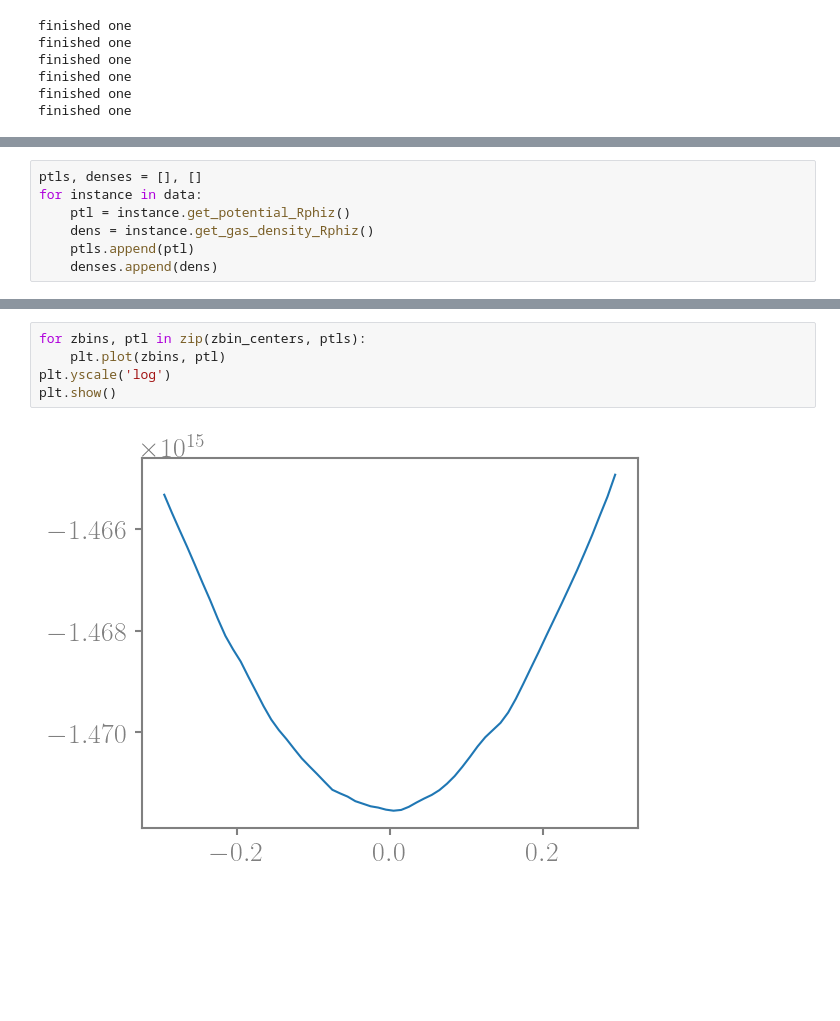
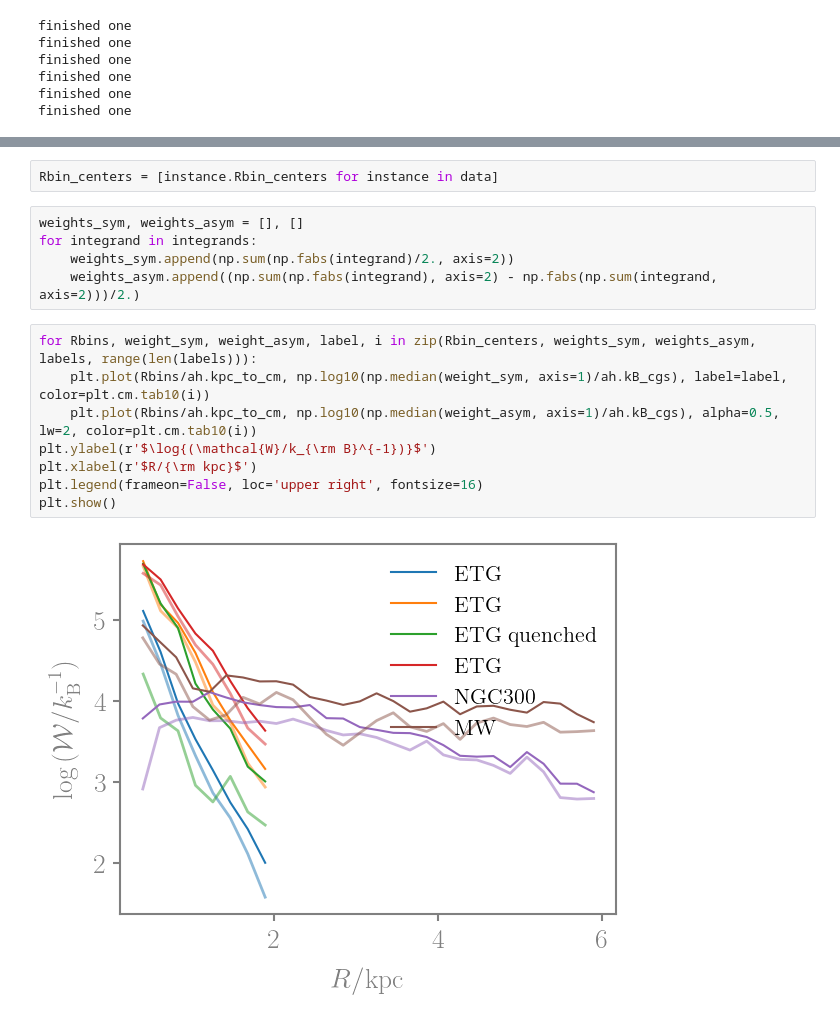
Before and after one commit to sjeffreson/GalactISM-analysis-PRFM, a Jupyter notebook: Check_weight-z-dstbn.ipynb, the cells around one changed output, grey strips where cells are left out. Cells and saved outputs as stored; diff of their text form; blank space fills up the shorter version.

```diff
--- a/Check_weight-z-dstbn.ipynb
+++ b/Check_weight-z-dstbn.ipynb
@@ -131,7 +143,0 @@ plt.show()
-# %%
-ptls, denses = [], []
-for instance in data:
-    ptl = instance.get_potential_Rphiz()
-    dens = instance.get_gas_density_Rphiz()
-    ptls.append(ptl)
-    denses.append(dens)
@@ -145,7 +144,17 @@ plt.show()
-# %%
-for zbins, ptl in zip(zbin_centers, ptls):
-    plt.plot(zbins, ptl)
-plt.yscale('log')
-plt.show()
-# %% [output]
-[figure, removed]
+# %%
+Rbin_centers = [instance.Rbin_centers for instance in data]
+# %%
+weights_sym, weights_asym = [], []
+for integrand in integrands:
+    weights_sym.append(np.sum(np.fabs(integrand)/2., axis=2))
+    weights_asym.append((np.sum(np.fabs(integrand), axis=2) - np.fabs(np.sum(integrand, axis=2)))/2.)
+# %%
+for Rbins, weight_sym, weight_asym, label, i in zip(Rbin_centers, weights_sym, weights_asym, labels, range(len(labels))):
+    plt.plot(Rbins/ah.kpc_to_cm, np.log10(np.median(weight_sym, axis=1)/ah.kB_cgs), label=label, color=plt.cm.tab10(i))
+    plt.plot(Rbins/ah.kpc_to_cm, np.log10(np.median(weight_asym, axis=1)/ah.kB_cgs), alpha=0.5, lw=2, color=plt.cm.tab10(i))
+plt.ylabel(r'$\log{(\mathcal{W}/k_{\rm B}^{-1})}$')
+plt.xlabel(r'$R/{\rm kpc}$')
+plt.legend(frameon=False, loc='upper right', fontsize=16)
+plt.show()
+# %% [output]
+[figure, added]
```
Also changed, not shown: parts of 4 cells of this notebook, 3 other files.
